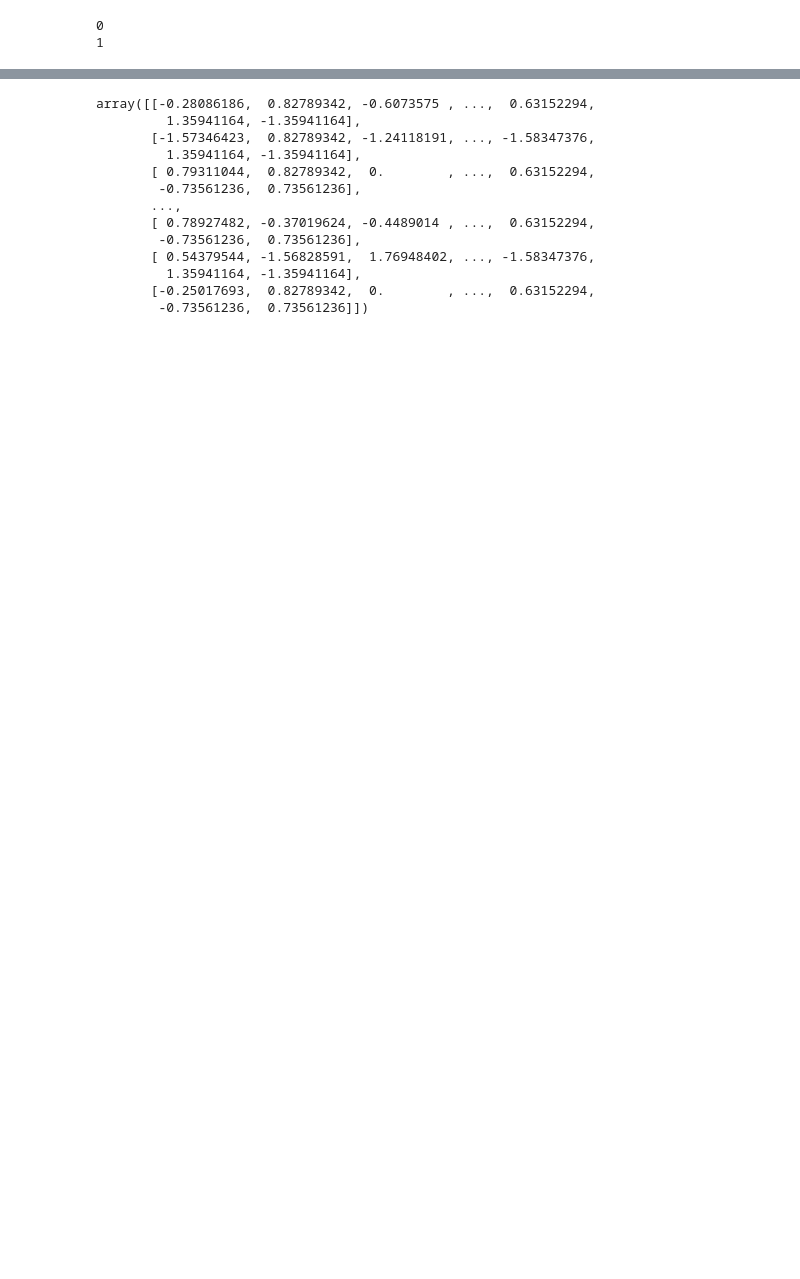
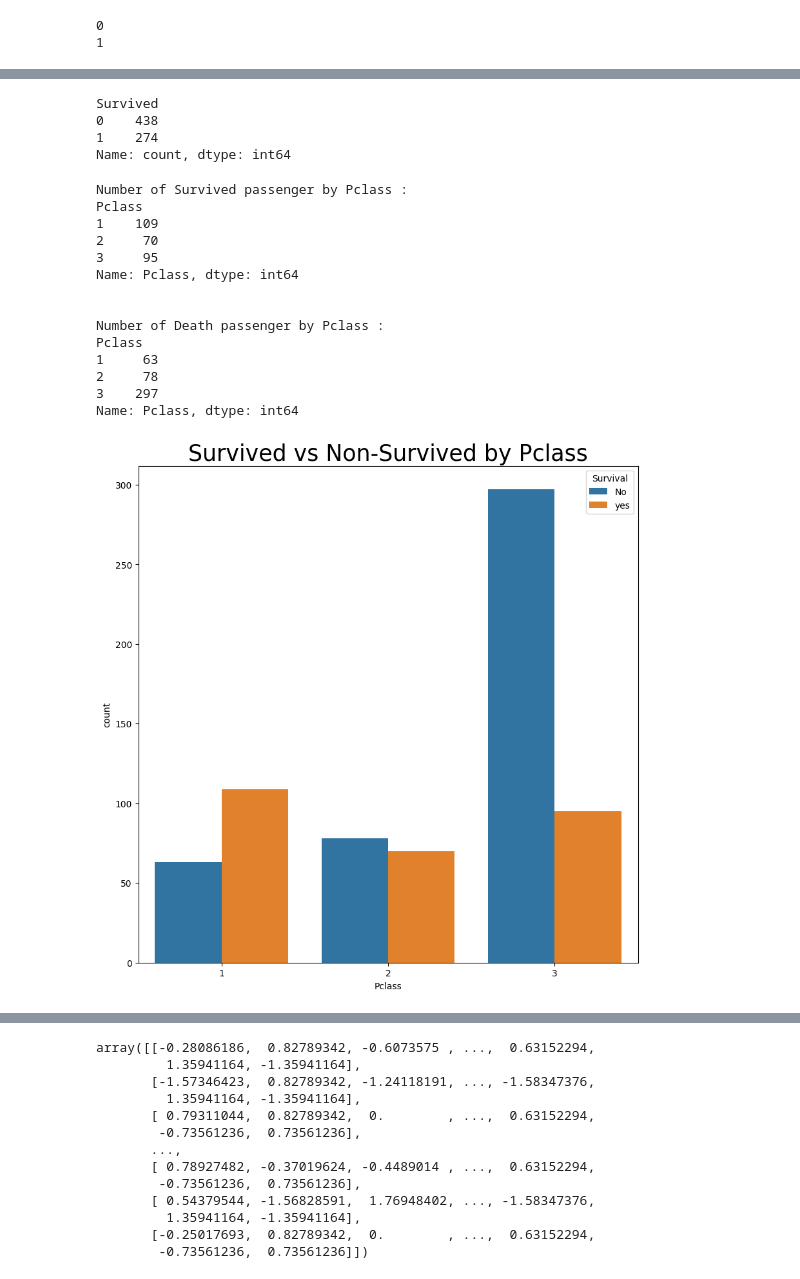
Before and after one commit to ushanShanilka/CI_Kaggle_Titanic_Competitions, a Jupyter notebook: titanic.ipynb, the cells around one changed output, grey strips where cells are left out. Saved outputs shown, nothing was run; the diff lists cells and outputs as text; code cells hidden in the pictures; blank space fills up the shorter version.

```diff
--- a/titanic.ipynb
+++ b/titanic.ipynb
@@ -210,3 +210,50 @@ Data columns (total 12 columns):
  11  Male         712 non-null    float64
 dtypes: float64(7), int64(5)
 memory usage: 72.3 KB
+# %%
+import seaborn as sns
+
+def visualize_data(feature):
+    plt.subplots(figsize = (10,10))
+    ax=sns.countplot(x=feature,hue='Survived',data=strat_train_set)
+    plt.title("Survived vs Non-Survived by "+feature, fontsize = 25)
+    leg=ax.get_legend()
+    leg.set_title('Survival')
+    legs=leg.texts
+    legs[0].set_text('No')
+    legs[1].set_text("yes")
+
+#this function is used to print number of Survived passenger by a selective feature
+def print_survived_data_by_feature(data,feature):
+    print('\n\nNumber of Survived passenger by '+feature+' :')
+    print(data[data['Survived']==1][feature].groupby(strat_train_set[feature]).count())
+    print('\n\nNumber of Death passenger by '+feature+' :')
+    print(strat_train_set[data['Survived']==0][feature].groupby(data[feature]).count())
+# %%
+print(strat_train_set['Survived'].value_counts())
+survived = "{:.2f}".format(strat_train_set['Survived'].value_counts(normalize=True)[0]*100)
+# %% [output]
+Survived
+0    438
+1    274
+Name: count, dtype: int64
+# %%
+# Now check how many passengers (not)survived for each passenger's class
+visualize_data('Pclass')
+print_survived_data_by_feature(strat_train_set,'Pclass')
+# %% [output]
+Number of Survived passenger by Pclass :
+Pclass
+1    109
+2     70
+3     95
+Name: Pclass, dtype: int64
+
+
+Number of Death passenger by Pclass :
+Pclass
+1     63
+2     78
+3    297
+Name: Pclass, dtype: int64
+[figure, added]
```
Also changed, not shown: parts of 23 cells of this notebook, 2 other files.
